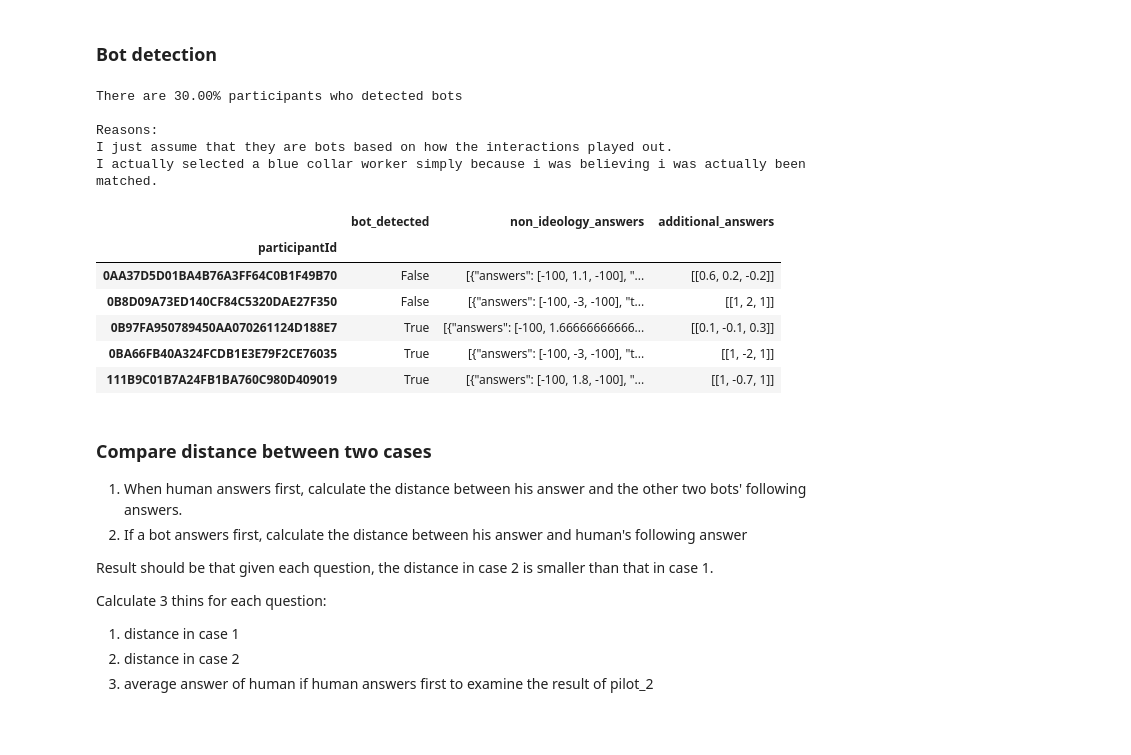
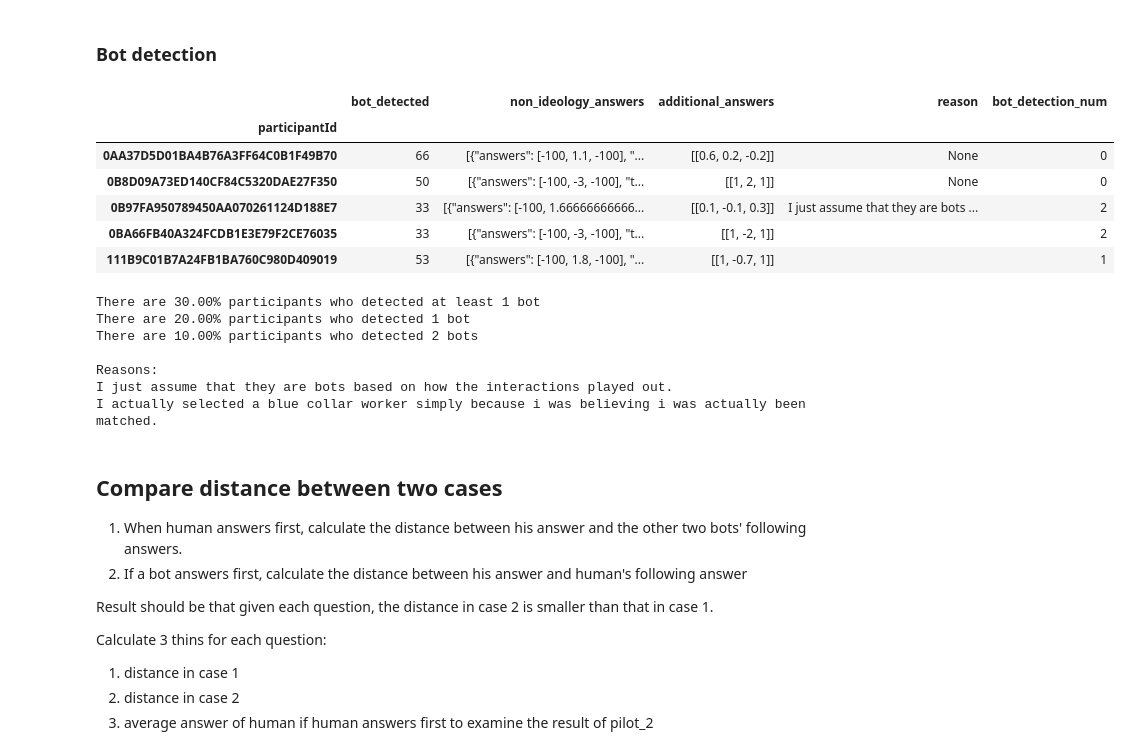
Before and after one commit to yindeqiang/Online-Politicization-Experiment-Website, a Jupyter notebook: data_analysis/condition_1.ipynb, the cells around one changed output. Drawn from its saved outputs; the diff is of its cells as text; code cells hidden in the pictures; blank space fills up the shorter version.

```diff
--- a/data_analysis/condition_1.ipynb
+++ b/data_analysis/condition_1.ipynb
@@ -74,29 +70,41 @@ df['bot_detected'] = df['bot_detected'].apply(get_bot_detected)
+# %%
+def get_bot_detection_num(detection):
+    first = detection // 10
+    second = detection % 10
+    return int(first == 3) + int(second == 3)
+
+df['bot_detection_num'] = df['bot_detected'].apply(get_bot_detection_num)
+df.head()
+# %% [output]
+|  | bot_detected | non_ideology_answers | additional_answers | reason | bot_detection_num |
+| participantId |  |  |  |  |  |
+| 0AA37D5D01BA4B76A3FF64C0B1F49B70 | 66 | [{"answers": [-100, 1.1, -100], "... | [[0.6, 0.2, -0.2]] | None | 0 |
+| 0B8D09A73ED140CF84C5320DAE27F350 | 50 | [{"answers": [-100, -3, -100], "t... | [[1, 2, 1]] | None | 0 |
+| 0B97FA950789450AA070261124D188E7 | 33 | [{"answers": [-100, 1.66666666666... | [[0.1, -0.1, 0.3]] | I just assume that they are bots ... | 2 |
+| 0BA66FB40A324FCDB1E3E79F2CE76035 | 33 | [{"answers": [-100, -3, -100], "t... | [[1, -2, 1]] |  | 2 |
+| 111B9C01B7A24FB1BA760C980D409019 | 53 | [{"answers": [-100, 1.8, -100], "... | [[1, -0.7, 1]] |  | 1 |
 # %%
-bot_detected_ratio = df['bot_detected'].sum(axis=0) / len(df['bot_detected'])
-print(f"There are {bot_detected_ratio:.2%} participants who detected bots")
+ratio_at_least_one_bot_detected = (df['bot_detection_num'] >= 1).sum() / len(df)
+print(f"There are {ratio_at_least_one_bot_detected:.2%} participants who detected at least 1 bot")
+ratio_one_bot_detected = (df['bot_detection_num'] == 1).sum() / len(df)
+print(f"There are {ratio_one_bot_detected:.2%} participants who detected 1 bot")
+ratio_two_bots_detected = (df['bot_detection_num'] == 2).sum() / len(df)
+print(f"There are {ratio_two_bots_detected:.2%} participants who detected 2 bots")
 print("\nReasons:")
 for reason in df['reason'].tolist():
     if reason and reason != 'None':
         print(reason)
-df.drop(['reason'], axis=1, inplace=True)
+df.drop(['reason', 'bot_detection_num'], axis=1, inplace=True)
 # %% [output]
-There are 30.00% participants who detected bots
+There are 30.00% participants who detected at least 1 bot
+There are 20.00% participants who detected 1 bot
+There are 10.00% participants who detected 2 bots
 
 Reasons:
 I just assume that they are bots based on how the interactions played out.
 I actually selected a blue collar worker simply because i was believing i was actually been matched.
-# %%
-df.head()
-# %% [output]
-|  | bot_detected | non_ideology_answers | additional_answers |
-| participantId |  |  |  |
-| 0AA37D5D01BA4B76A3FF64C0B1F49B70 | False | [{"answers": [-100, 1.1, -100], "... | [[0.6, 0.2, -0.2]] |
-| 0B8D09A73ED140CF84C5320DAE27F350 | False | [{"answers": [-100, -3, -100], "t... | [[1, 2, 1]] |
-| 0B97FA950789450AA070261124D188E7 | True | [{"answers": [-100, 1.66666666666... | [[0.1, -0.1, 0.3]] |
-| 0BA66FB40A324FCDB1E3E79F2CE76035 | True | [{"answers": [-100, -3, -100], "t... | [[1, -2, 1]] |
-| 111B9C01B7A24FB1BA760C980D409019 | True | [{"answers": [-100, 1.8, -100], "... | [[1, -0.7, 1]] |
 # %% [markdown]
-### Compare distance between two cases
+## Compare distance between two cases
 1. When human answers first, calculate the distance between his answer and the other two bots' following answers.
 2. If a bot answers first, calculate the distance between his answer and human's following answer
 
```
Also changed, not shown: parts of 15 cells of this notebook, 3 other files.
